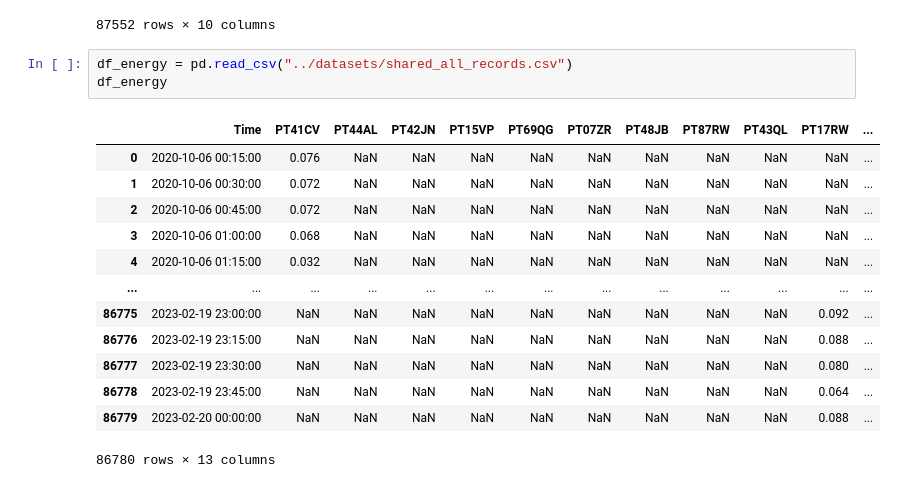
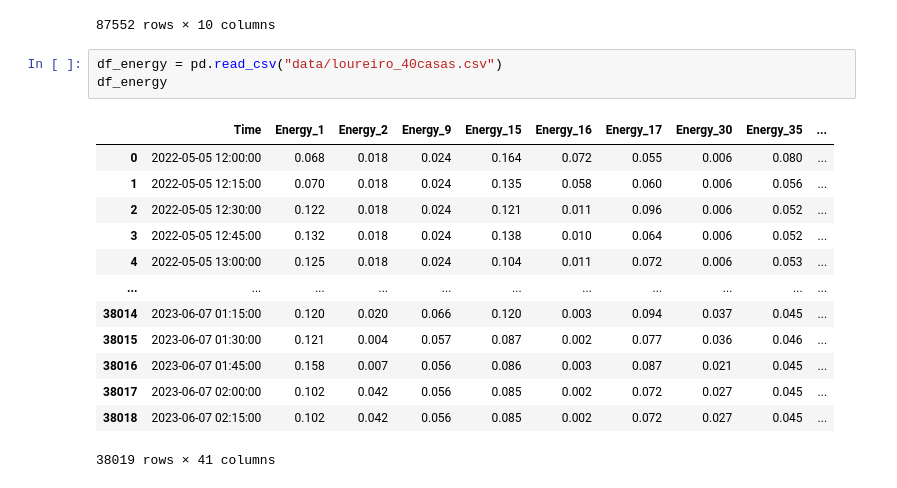
Before and after one commit to franciscomonteiro85/rec-energy-prediction-algorithm, a Jupyter notebook: Dataset_Energy_Weather_Merging.ipynb, the cells around one changed output. Drawn from its saved outputs; the diff is of its cells as text.

Commit message:
Added loureiro dataset runs and xgboost hyp tuning

```diff
--- a/Dataset_Energy_Weather_Merging.ipynb
+++ b/Dataset_Energy_Weather_Merging.ipynb
@@ -243,22 +137,22 @@ station_aveiro_resample
 | 87551 | 2023-03-31 23:45:00 | -990.00 | -990.00 | -990.0 | -990.0 | -990.0 | -990.00 | ... |
 87552 rows × 10 columns
 # %%
-df_energy = pd.read_csv("../datasets/shared_all_records.csv")
+df_energy = pd.read_csv("data/loureiro_40casas.csv")
 df_energy
 # %% [output]
-|  | Time | PT41CV | PT44AL | PT42JN | PT15VP | PT69QG | PT07ZR | PT48JB | PT87RW | PT43QL | PT17RW | ... |
-| 0 | 2020-10-06 00:15:00 | 0.076 | NaN | NaN | NaN | NaN | NaN | NaN | NaN | NaN | NaN | ... |
-| 1 | 2020-10-06 00:30:00 | 0.072 | NaN | NaN | NaN | NaN | NaN | NaN | NaN | NaN | NaN | ... |
-| 2 | 2020-10-06 00:45:00 | 0.072 | NaN | NaN | NaN | NaN | NaN | NaN | NaN | NaN | NaN | ... |
-| 3 | 2020-10-06 01:00:00 | 0.068 | NaN | NaN | NaN | NaN | NaN | NaN | NaN | NaN | NaN | ... |
-| 4 | 2020-10-06 01:15:00 | 0.032 | NaN | NaN | NaN | NaN | NaN | NaN | NaN | NaN | NaN | ... |
-| ... | ... | ... | ... | ... | ... | ... | ... | ... | ... | ... | ... | ... |
-| 86775 | 2023-02-19 23:00:00 | NaN | NaN | NaN | NaN | NaN | NaN | NaN | NaN | NaN | 0.092 | ... |
-| 86776 | 2023-02-19 23:15:00 | NaN | NaN | NaN | NaN | NaN | NaN | NaN | NaN | NaN | 0.088 | ... |
-| 86777 | 2023-02-19 23:30:00 | NaN | NaN | NaN | NaN | NaN | NaN | NaN | NaN | NaN | 0.080 | ... |
-| 86778 | 2023-02-19 23:45:00 | NaN | NaN | NaN | NaN | NaN | NaN | NaN | NaN | NaN | 0.064 | ... |
-| 86779 | 2023-02-20 00:00:00 | NaN | NaN | NaN | NaN | NaN | NaN | NaN | NaN | NaN | 0.088 | ... |
+|  | Time | Energy_1 | Energy_2 | Energy_9 | Energy_15 | Energy_16 | Energy_17 | Energy_30 | Energy_35 | ... |
+| 0 | 2022-05-05 12:00:00 | 0.068 | 0.018 | 0.024 | 0.164 | 0.072 | 0.055 | 0.006 | 0.080 | ... |
+| 1 | 2022-05-05 12:15:00 | 0.070 | 0.018 | 0.024 | 0.135 | 0.058 | 0.060 | 0.006 | 0.056 | ... |
+| 2 | 2022-05-05 12:30:00 | 0.122 | 0.018 | 0.024 | 0.121 | 0.011 | 0.096 | 0.006 | 0.052 | ... |
+| 3 | 2022-05-05 12:45:00 | 0.132 | 0.018 | 0.024 | 0.138 | 0.010 | 0.064 | 0.006 | 0.052 | ... |
+| 4 | 2022-05-05 13:00:00 | 0.125 | 0.018 | 0.024 | 0.104 | 0.011 | 0.072 | 0.006 | 0.053 | ... |
+| ... | ... | ... | ... | ... | ... | ... | ... | ... | ... | ... |
+| 38014 | 2023-06-07 01:15:00 | 0.120 | 0.020 | 0.066 | 0.120 | 0.003 | 0.094 | 0.037 | 0.045 | ... |
+| 38015 | 2023-06-07 01:30:00 | 0.121 | 0.004 | 0.057 | 0.087 | 0.002 | 0.077 | 0.036 | 0.046 | ... |
+| 38016 | 2023-06-07 01:45:00 | 0.158 | 0.007 | 0.056 | 0.086 | 0.003 | 0.087 | 0.021 | 0.045 | ... |
+| 38017 | 2023-06-07 02:00:00 | 0.102 | 0.042 | 0.056 | 0.085 | 0.002 | 0.072 | 0.027 | 0.045 | ... |
+| 38018 | 2023-06-07 02:15:00 | 0.102 | 0.042 | 0.056 | 0.085 | 0.002 | 0.072 | 0.027 | 0.045 | ... |
-86780 rows × 13 columns
+38019 rows × 41 columns
 # %%
 dateindex = df_energy['Time']
 df = df_energy.drop(['Time'], axis=1)
```
Also changed, not shown: parts of 21 cells of this notebook, 18 other files.
